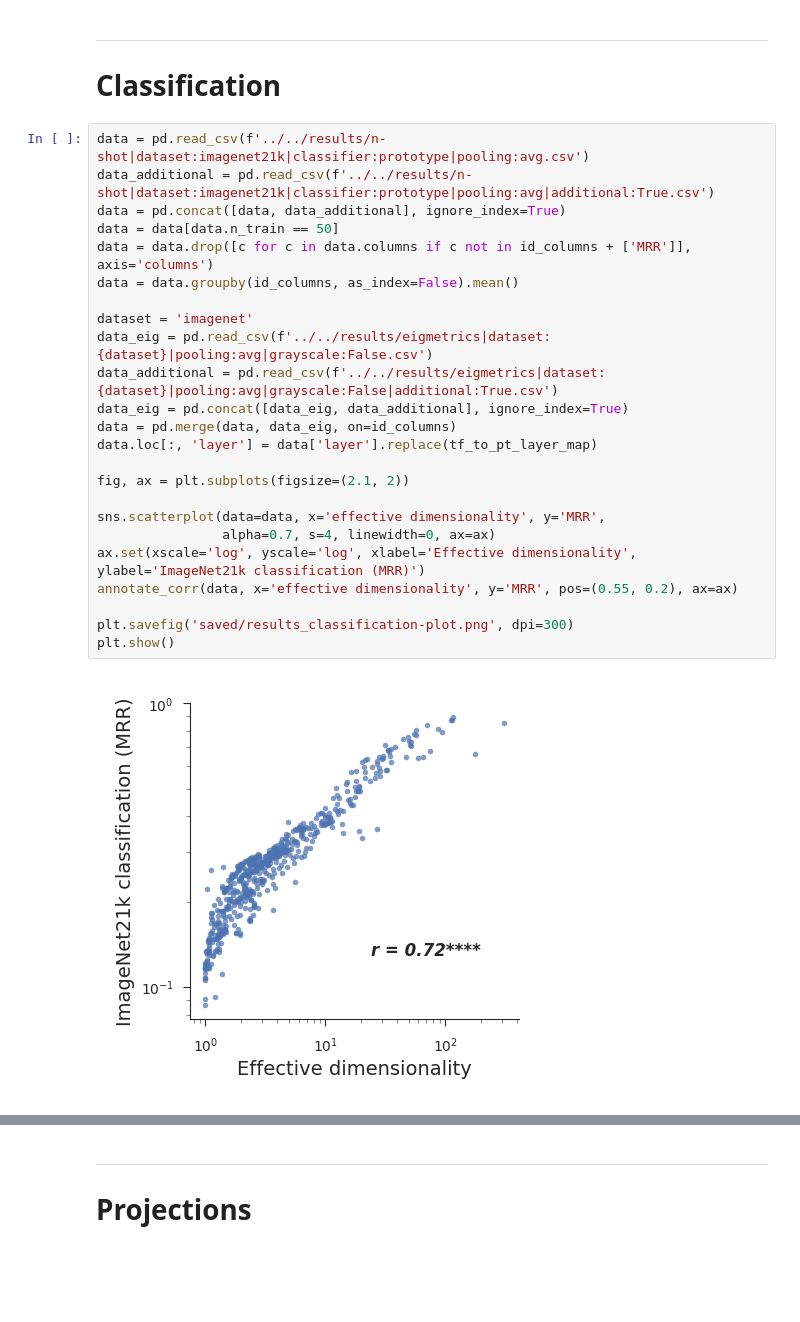
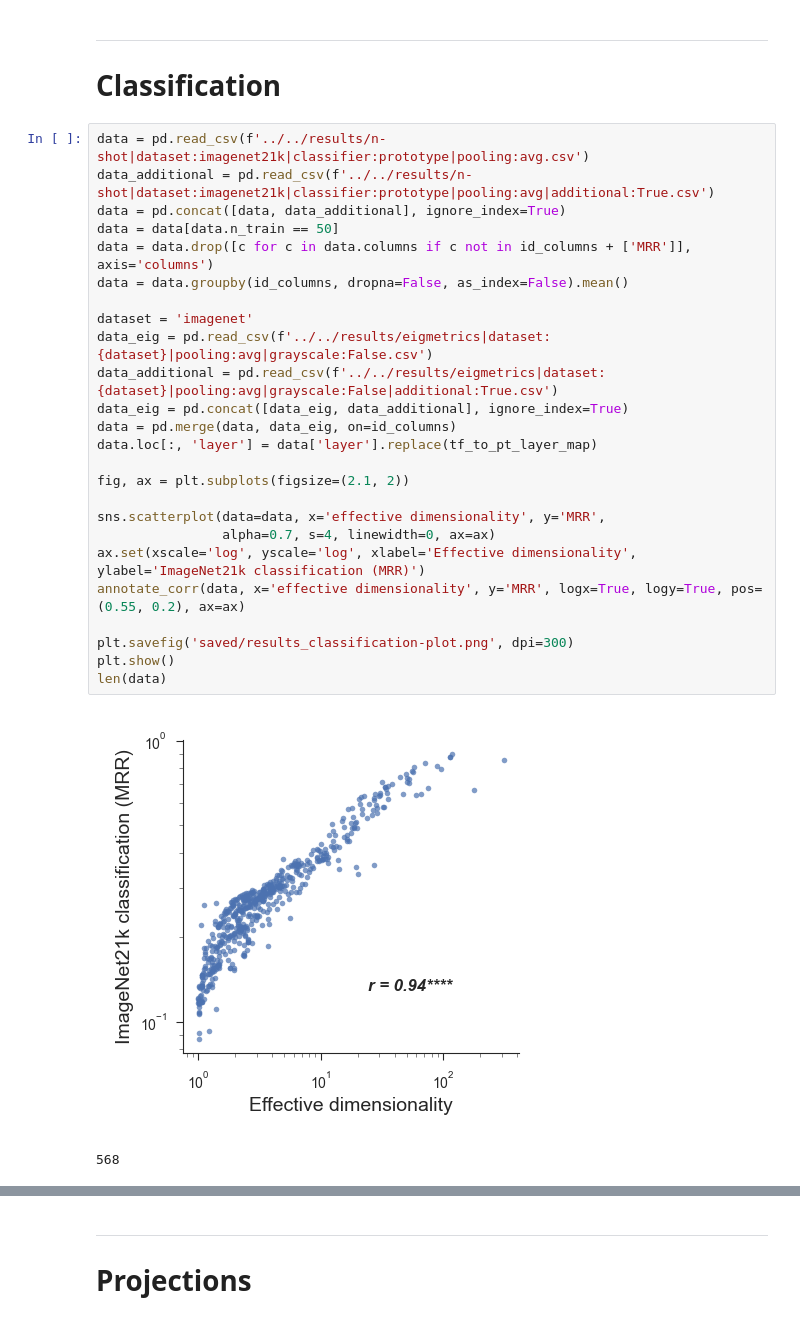
Before and after one commit to EricElmoznino/encoder_dimensionality, a Jupyter notebook: figures/manuscript/results.ipynb, the cells around one changed output, grey strips where cells are left out. Drawn from its saved outputs; the diff is of its cells as text; blank space fills up the shorter version.

```diff
--- a/figures/manuscript/results.ipynb
+++ b/figures/manuscript/results.ipynb
@@ -394,29 +394,31 @@ plt.show()
 # %%
 data = pd.read_csv(f'../../results/n-shot|dataset:imagenet21k|classifier:prototype|pooling:avg.csv')
 data_additional = pd.read_csv(f'../../results/n-shot|dataset:imagenet21k|classifier:prototype|pooling:avg|additional:True.csv')
 data = pd.concat([data, data_additional], ignore_index=True)
 data = data[data.n_train == 50]
 data = data.drop([c for c in data.columns if c not in id_columns + ['MRR']], axis='columns')
-data = data.groupby(id_columns, as_index=False).mean()
+data = data.groupby(id_columns, dropna=False, as_index=False).mean()
 
 dataset = 'imagenet'
 data_eig = pd.read_csv(f'../../results/eigmetrics|dataset:{dataset}|pooling:avg|grayscale:False.csv')
 data_additional = pd.read_csv(f'../../results/eigmetrics|dataset:{dataset}|pooling:avg|grayscale:False|additional:True.csv')
 data_eig = pd.concat([data_eig, data_additional], ignore_index=True)
 data = pd.merge(data, data_eig, on=id_columns)
 data.loc[:, 'layer'] = data['layer'].replace(tf_to_pt_layer_map)
 
 fig, ax = plt.subplots(figsize=(2.1, 2))
 
 sns.scatterplot(data=data, x='effective dimensionality', y='MRR',
                 alpha=0.7, s=4, linewidth=0, ax=ax)
 ax.set(xscale='log', yscale='log', xlabel='Effective dimensionality', ylabel='ImageNet21k classification (MRR)')
-annotate_corr(data, x='effective dimensionality', y='MRR', pos=(0.55, 0.2), ax=ax)
+annotate_corr(data, x='effective dimensionality', y='MRR', logx=True, logy=True, pos=(0.55, 0.2), ax=ax)
 
 plt.savefig('saved/results_classification-plot.png', dpi=300)
 plt.show()
+len(data)
 # %% [output]
-[figure, old version]
+[figure, new version]
+568
 # %%
 data = pd.read_csv(f'../../results/n-shot|dataset:imagenet21k|classifier:prototype|pooling:avg.csv')
 data_additional = pd.read_csv(f'../../results/n-shot|dataset:imagenet21k|classifier:prototype|pooling:avg|additional:True.csv')
```
Also changed, not shown: parts of 18 cells of this notebook, 25 other files.
